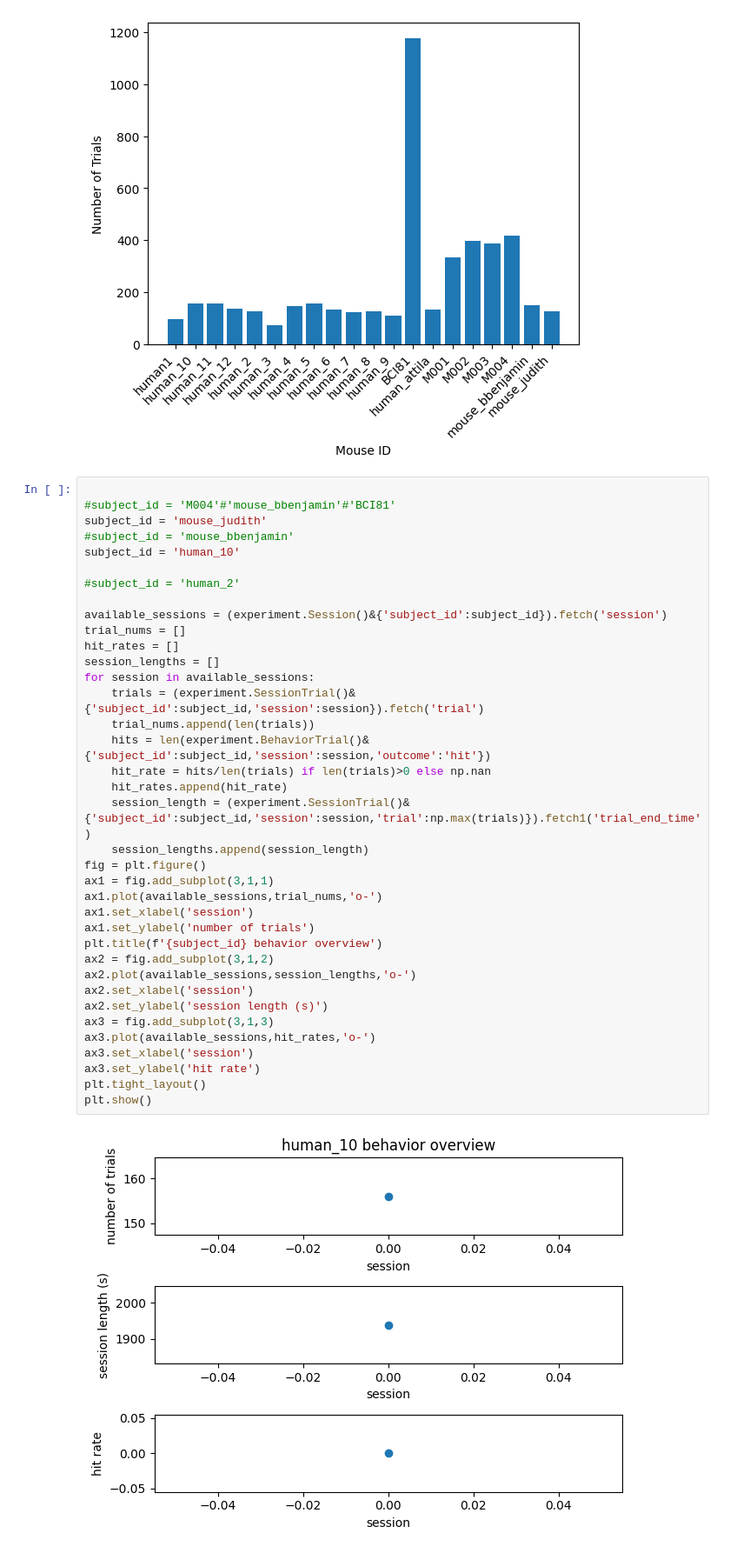
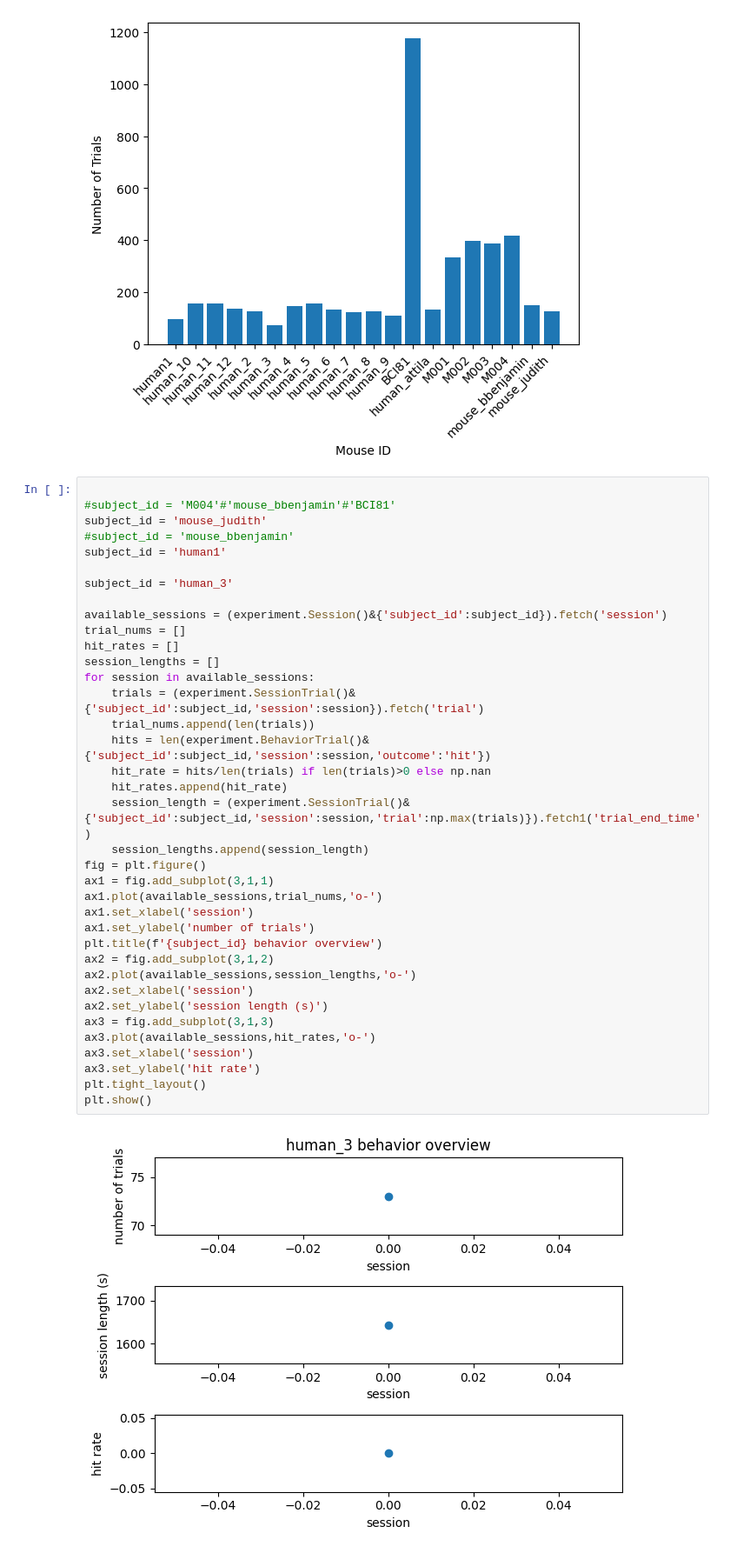
Before and after one commit to rozmar/NDNF-pipeline, a Jupyter notebook: Notebooks/behavior.ipynb, the cells around one changed output. Shown at 87% size. Cells and saved outputs as stored; diff of their text form.

```diff
--- a/Notebooks/behavior.ipynb
+++ b/Notebooks/behavior.ipynb
@@ -60,37 +96,37 @@ Text(0, 0.5, 'Number of Trials')
 #subject_id = 'M004'#'mouse_bbenjamin'#'BCI81'
 subject_id = 'mouse_judith'
 #subject_id = 'mouse_bbenjamin'
-subject_id = 'human_10'
+subject_id = 'human1'
 
-#subject_id = 'human_2'
+subject_id = 'human_3'
 
 available_sessions = (experiment.Session()&{'subject_id':subject_id}).fetch('session')
 trial_nums = []
 hit_rates = []
 session_lengths = []
 for session in available_sessions:
     trials = (experiment.SessionTrial()&{'subject_id':subject_id,'session':session}).fetch('trial')
     trial_nums.append(len(trials))
     hits = len(experiment.BehaviorTrial()&{'subject_id':subject_id,'session':session,'outcome':'hit'})
     hit_rate = hits/len(trials) if len(trials)>0 else np.nan
     hit_rates.append(hit_rate)
     session_length = (experiment.SessionTrial()&{'subject_id':subject_id,'session':session,'trial':np.max(trials)}).fetch1('trial_end_time')
     session_lengths.append(session_length)
 fig = plt.figure()
 ax1 = fig.add_subplot(3,1,1)
 ax1.plot(available_sessions,trial_nums,'o-')
 ax1.set_xlabel('session')
 ax1.set_ylabel('number of trials')
 plt.title(f'{subject_id} behavior overview')
 ax2 = fig.add_subplot(3,1,2)
 ax2.plot(available_sessions,session_lengths,'o-')
 ax2.set_xlabel('session')
 ax2.set_ylabel('session length (s)')
 ax3 = fig.add_subplot(3,1,3)
 ax3.plot(available_sessions,hit_rates,'o-')
 ax3.set_xlabel('session')
 ax3.set_ylabel('hit rate')
 plt.tight_layout()
 plt.show()
 # %% [output]
-[figure, old version]
+[figure, new version]
```
Also changed, not shown: parts of 9 cells of this notebook.
